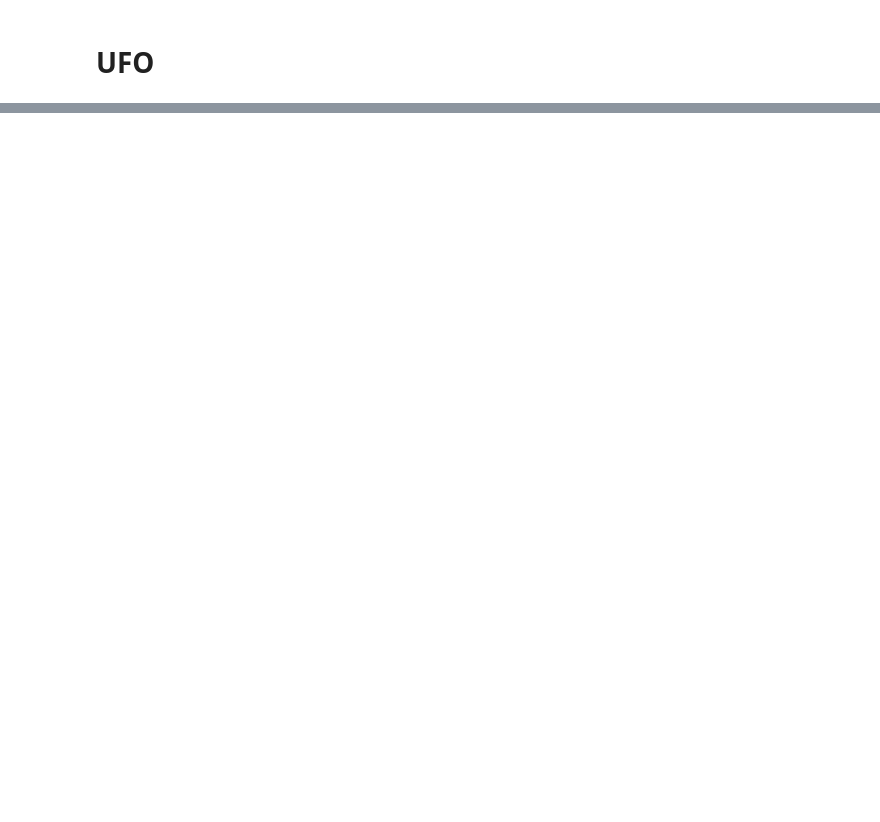
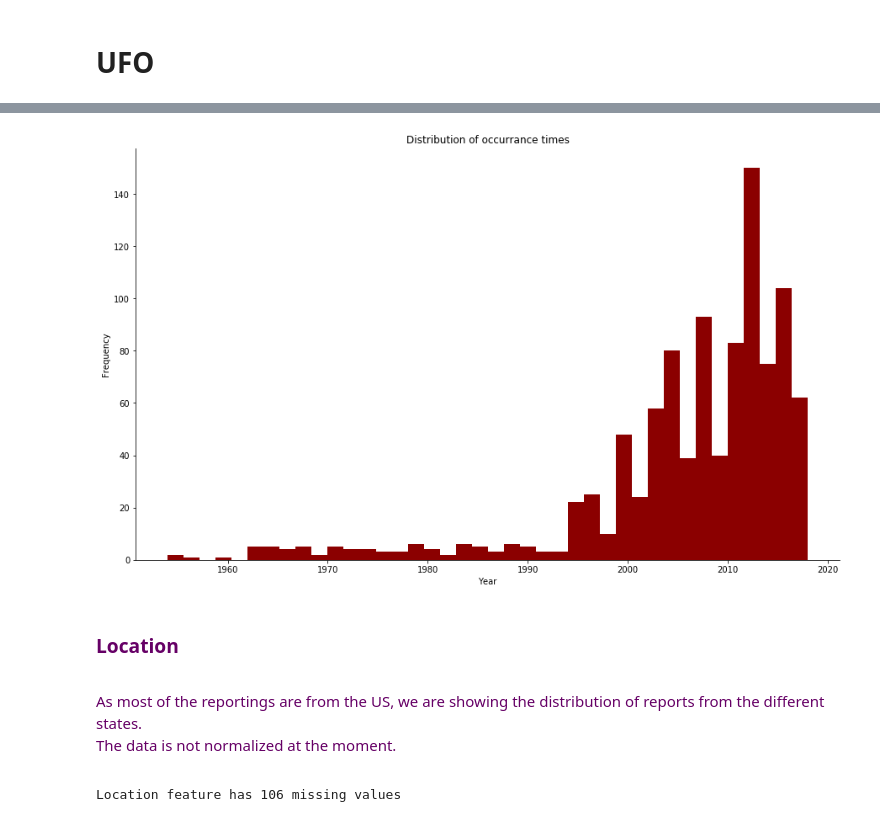
Before and after one commit to kiru/ada_project, a Jupyter notebook: UFO.ipynb, the cells around one changed output, grey strips where cells are left out. Cells and saved outputs as stored; diff of their text form; code cells hidden in the pictures; blank space fills up the shorter version.

```diff
--- a/UFO.ipynb
+++ b/UFO.ipynb
@@ -152,0 +138,2 @@ not_found_reports.count()['url']
+# %%
+df_every_thing = df_reports.rename(index=str, columns={'Occurred ':'Occurred'})
@@ -152,0 +145,2 @@ not_found_reports.count()['url']
+# %%
+df_every_thing = replace_empty_with_nan(df_every_thing, 'Occurred')
@@ -152,0 +178,2 @@ not_found_reports.count()['url']
+# %%
+converted = get_time_of_occurrence(df_every_thing)
@@ -152,0 +191,17 @@ not_found_reports.count()['url']
+# %%
+distribution_histogram(converted, 'year')
+# %% [output]
+[figure, added]
+# %% [markdown]
+<font color='#660066'>
+
+### Location
+# %% [markdown]
+<font color='#660066'>
+
+As most of the reportings are from the US, we are showing the distribution of reports from the different states. <br />
+The data is not normalized at the moment.
+# %%
+df_every_thing = replace_empty_with_nan(df_every_thing, 'Location')
+# %% [output]
+Location feature has 106 missing values
```
Also changed, not shown: parts of 52 cells of this notebook.
